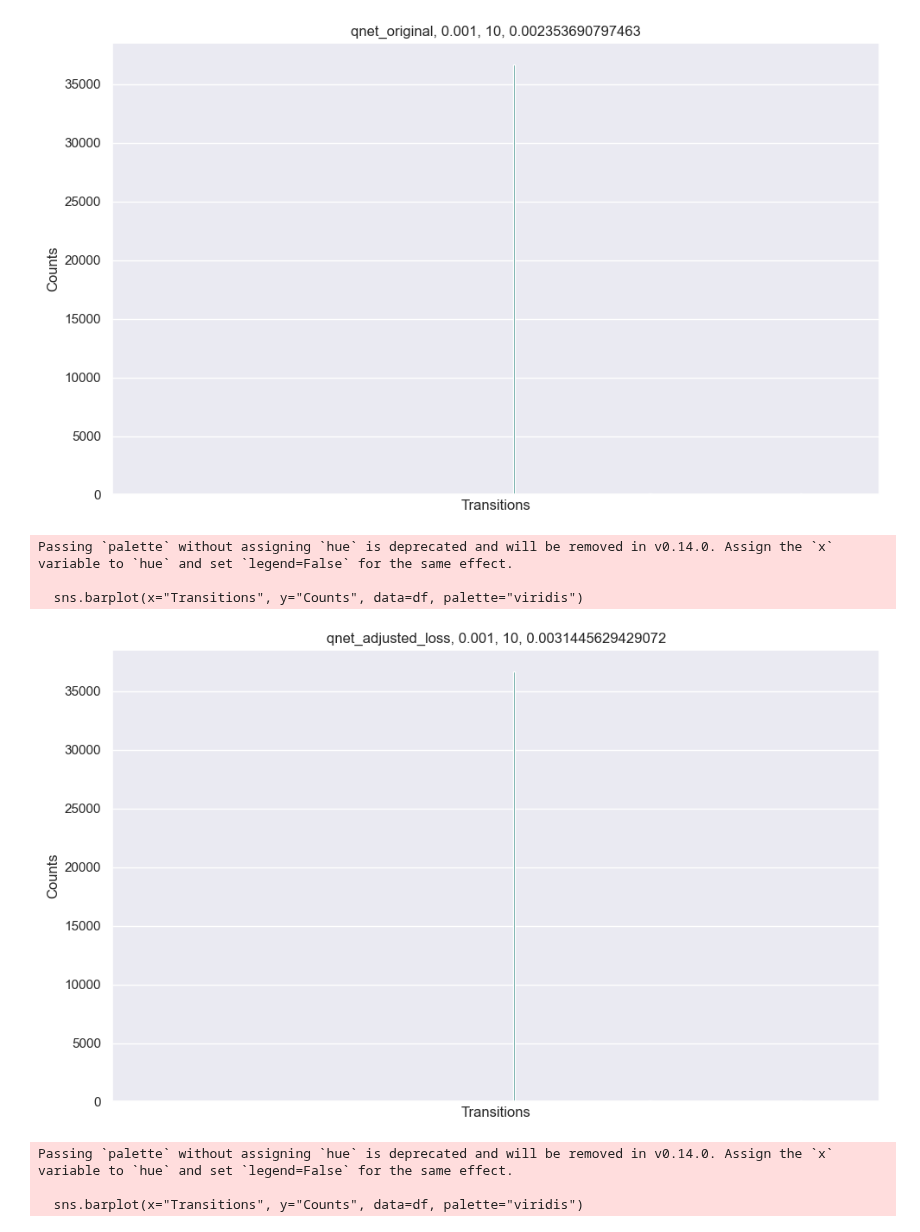
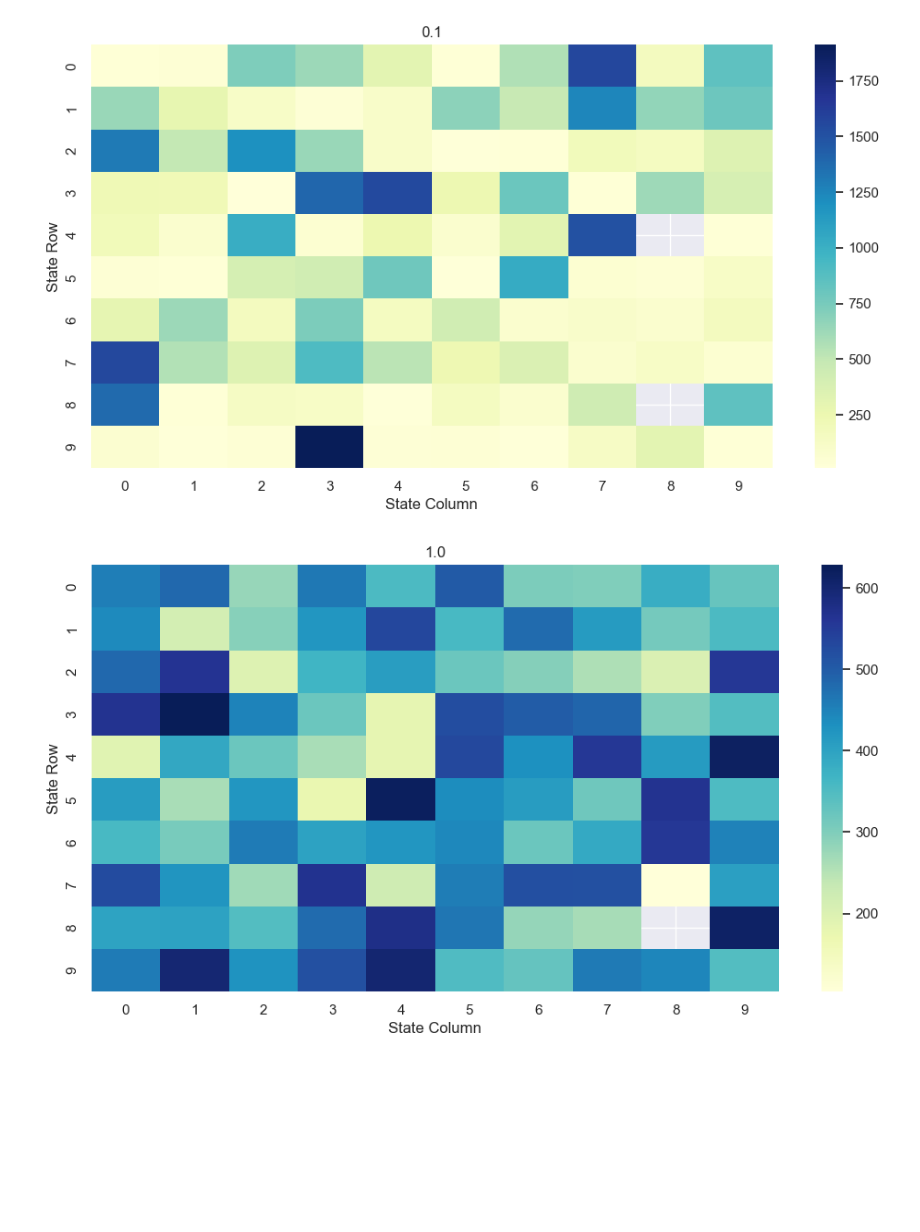
Before and after one commit to mariusdgm/phd-research, a Jupyter notebook: experiments/experiment_distributions/analyze_results_adjusted_loss.ipynb, the cells around one changed output. Drawn from its saved outputs; the diff is of its cells as text; code cells hidden in the pictures; blank space fills up the shorter version.

```diff
--- a/experiments/experiment_distributions/analyze_results_adjusted_loss.ipynb
+++ b/experiments/experiment_distributions/analyze_results_adjusted_loss.ipynb
@@ -29,3 +21,9 @@ root_dir = r".\results\2024Apr16-223410_configs"
+# %%
+root_dir = r".\results\2024Apr19-170846_configs" # Adam
+root_dir = r".\results\2024Apr19-210045_configs" # Adam + mean
+root_dir = r".\results\2024Apr21-002612_configs" # Adam + Dataset Normed
+
+# root_dir = r".\results\2024Apr19-164411_configs"
 # %%
 def collect_experiment_data(root_dir):
     """
@@ -141,6 +139,8 @@ def collect_bellman_errors(root_dir):
                     if isinstance(value, dict):
                         for sub_param, sub_value in value.items():
                             df_errors[f"{param}_{sub_param}"] = sub_value
+                    elif isinstance(value, tuple):
+                        df_errors[param] = str(value)  # or another formatting that makes sense
                     else:
                         df_errors[param] = value
 
@@ -494,7 +511,6 @@ max_bellman_errors_df = bellman_errors_df.loc[idx_max]
 # Combine the min and max rows into a single DataFrame
 # To ensure no duplicates if min and max are the same row, use pd.concat with drop_duplicates
 result_df = pd.concat([min_bellman_errors_df, max_bellman_errors_df]).drop_duplicates()
-
 
 ### Histogram of transitions
 for index, row in result_df.iterrows():
@@ -514,29 +530,31 @@ for index, row in result_df.iterrows():
         min_samples=row['min_samples'],
     )
 
+    plot_state_counts_heatmap(train_dataset_transitions, title=f"{row['tau']}")
+
     # # Compute the desired metrics
     # sum_of_rewards = sum_rewards(train_dataset_transitions)
     # terminal_t_counts = count_transitions_terminal(train_dataset_transitions)
-    transition_counts = count_transitions(train_dataset_transitions)
+    # transition_counts = count_transitions(train_dataset_transitions)
 
 
-    data = {
-        "Transitions": [f"{key[0]} {key[1]} {key[2]}" for key in transition_counts.keys()],
-        "Counts": list(transition_counts.values())
-    }
+    # data = {
+    #     "Transitions": [f"{key[0]} {key[1]} {key[2]}" for key in transition_counts.keys()],
+    #     "Counts": list(transition_counts.values())
+    # }
 
-    df = pd.DataFrame(data)
-    plt.figure(figsize=(10, 6))
-    sns.barplot(x="Transitions", y="Counts", data=df, palette="viridis")
+    # df = pd.DataFrame(data)
+    # plt.figure(figsize=(10, 6))
+    # sns.barplot(x="Transitions", y="Counts", data=df, palette="viridis")
 
-    # Adding titles and labels
-    plt.title(f'{row["model"]}, {row["tau"]}, {row["min_samples"]}, {row["bellman_error"]}')
-    plt.xlabel('Transitions')
-    plt.ylabel('Counts')
-    # plt.xticks(rotation=90, ha="right")
-    plt.xticks([])
+    # # Adding titles and labels
+    # plt.title(f'{row["model"]}, {row["tau"]}, {row["min_samples"]}, {row["bellman_error"]}')
+    # plt.xlabel('Transitions')
+    # plt.ylabel('Counts')
+    # # plt.xticks(rotation=90, ha="right")
+    # plt.xticks([])
 
-    # Display the plot
-    plt.tight_layout()
-    plt.show()
+    # # Display the plot
+    # plt.tight_layout()
+    # plt.show()
 # %% [output]
@@ -554,8 +563,2 @@ Passing `palette` without assigning `hue` is deprecated and will be removed in v
-[figure, old version]
+[figure, new version]
-Passing `palette` without assigning `hue` is deprecated and will be removed in v0.14.0. Assign the `x` variable to `hue` and set `legend=False` for the same effect.
-
-  sns.barplot(x="Transitions", y="Counts", data=df, palette="viridis")
-[figure, old version]
+[figure, new version]
-Passing `palette` without assigning `hue` is deprecated and will be removed in v0.14.0. Assign the `x` variable to `hue` and set `legend=False` for the same effect.
-
-  sns.barplot(x="Transitions", y="Counts", data=df, palette="viridis")
```
Also changed, not shown: parts of 17 cells of this notebook, 7 other files.
